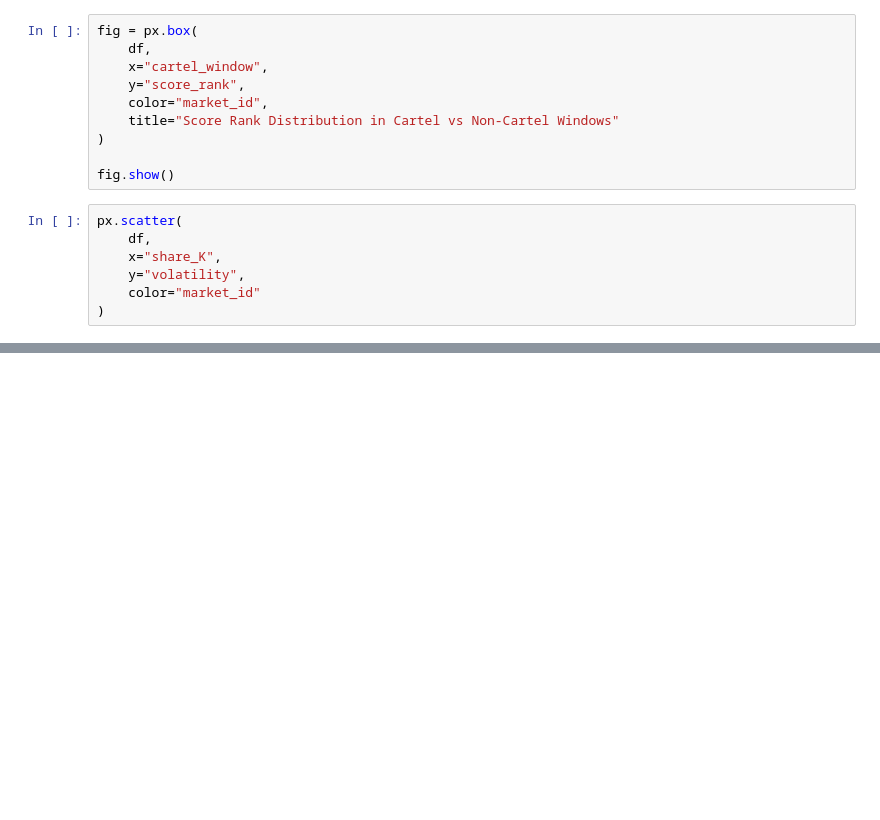
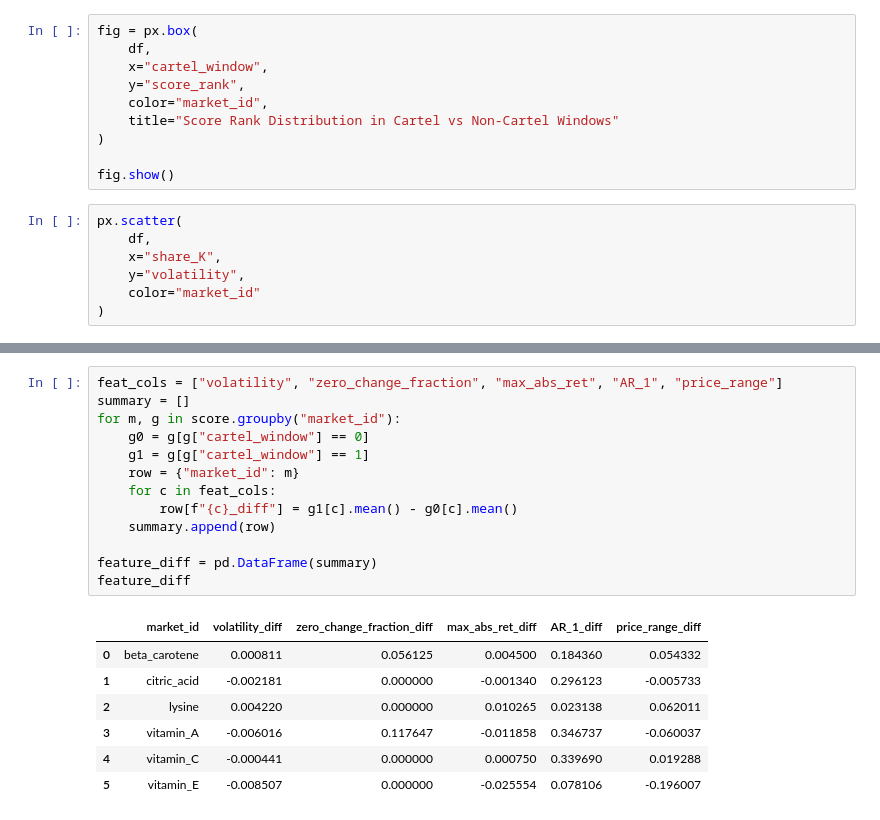
Before and after one commit to daniloldn/detecting-collusion, a Jupyter notebook: notebooks/Real_cartel.ipynb, the cells around one changed output, grey strips where cells are left out. Cells and saved outputs as stored; diff of their text form; blank space fills up the shorter version.

```diff
--- a/notebooks/Real_cartel.ipynb
+++ b/notebooks/Real_cartel.ipynb
@@ -257,0 +271,21 @@ px.scatter(
+# %%
+feat_cols = ["volatility", "zero_change_fraction", "max_abs_ret", "AR_1", "price_range"]
+summary = []
+for m, g in score.groupby("market_id"):
+    g0 = g[g["cartel_window"] == 0]
+    g1 = g[g["cartel_window"] == 1]
+    row = {"market_id": m}
+    for c in feat_cols:
+        row[f"{c}_diff"] = g1[c].mean() - g0[c].mean()
+    summary.append(row)
+
+feature_diff = pd.DataFrame(summary)
+feature_diff
+# %% [output]
+|  | market_id | volatility_diff | zero_change_fraction_diff | max_abs_ret_diff | AR_1_diff | price_range_diff |
+| 0 | beta_carotene | 0.000811 | 0.056125 | 0.004500 | 0.184360 | 0.054332 |
+| 1 | citric_acid | -0.002181 | 0.000000 | -0.001340 | 0.296123 | -0.005733 |
+| 2 | lysine | 0.004220 | 0.000000 | 0.010265 | 0.023138 | 0.062011 |
+| 3 | vitamin_A | -0.006016 | 0.117647 | -0.011858 | 0.346737 | -0.060037 |
+| 4 | vitamin_C | -0.000441 | 0.000000 | 0.000750 | 0.339690 | 0.019288 |
+| 5 | vitamin_E | -0.008507 | 0.000000 | -0.025554 | 0.078106 | -0.196007 |
```
Also changed, not shown: parts of 2 cells of this notebook.
